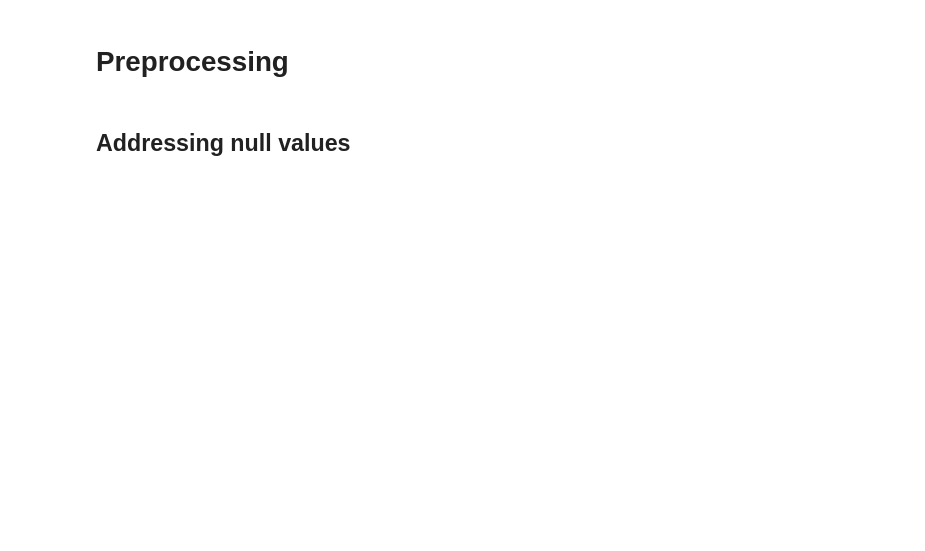
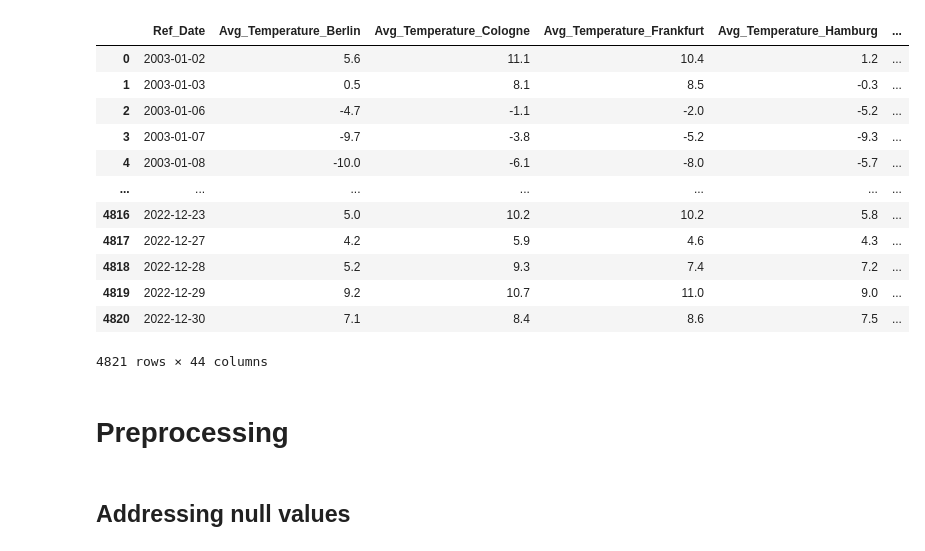
Before and after one commit to Sarthak-Singh1996/Predicting-European-Electricity-Prices, a Jupyter notebook: scripts/preprocessing.ipynb, the cells around one changed output. Cells and saved outputs as stored; diff of their text form; code cells hidden in the pictures; blank space fills up the shorter version.

```diff
--- a/scripts/preprocessing.ipynb
+++ b/scripts/preprocessing.ipynb
@@ -30,3 +25,19 @@ Trying to import the above resulted in these errors:
+# %%
+df
+# %% [output]
+|  | Ref_Date | Avg_Temperature_Berlin | Avg_Temperature_Cologne | Avg_Temperature_Frankfurt | Avg_Temperature_Hamburg | ... |
+| 0 | 2003-01-02 | 5.6 | 11.1 | 10.4 | 1.2 | ... |
+| 1 | 2003-01-03 | 0.5 | 8.1 | 8.5 | -0.3 | ... |
+| 2 | 2003-01-06 | -4.7 | -1.1 | -2.0 | -5.2 | ... |
+| 3 | 2003-01-07 | -9.7 | -3.8 | -5.2 | -9.3 | ... |
+| 4 | 2003-01-08 | -10.0 | -6.1 | -8.0 | -5.7 | ... |
+| ... | ... | ... | ... | ... | ... | ... |
+| 4816 | 2022-12-23 | 5.0 | 10.2 | 10.2 | 5.8 | ... |
+| 4817 | 2022-12-27 | 4.2 | 5.9 | 4.6 | 4.3 | ... |
+| 4818 | 2022-12-28 | 5.2 | 9.3 | 7.4 | 7.2 | ... |
+| 4819 | 2022-12-29 | 9.2 | 10.7 | 11.0 | 9.0 | ... |
+| 4820 | 2022-12-30 | 7.1 | 8.4 | 8.6 | 7.5 | ... |
+4821 rows × 44 columns
 # %%
 # Rename columns to snake case and cleaner names
 new_names = [
```
Also changed, not shown: parts of 49 cells of this notebook.
